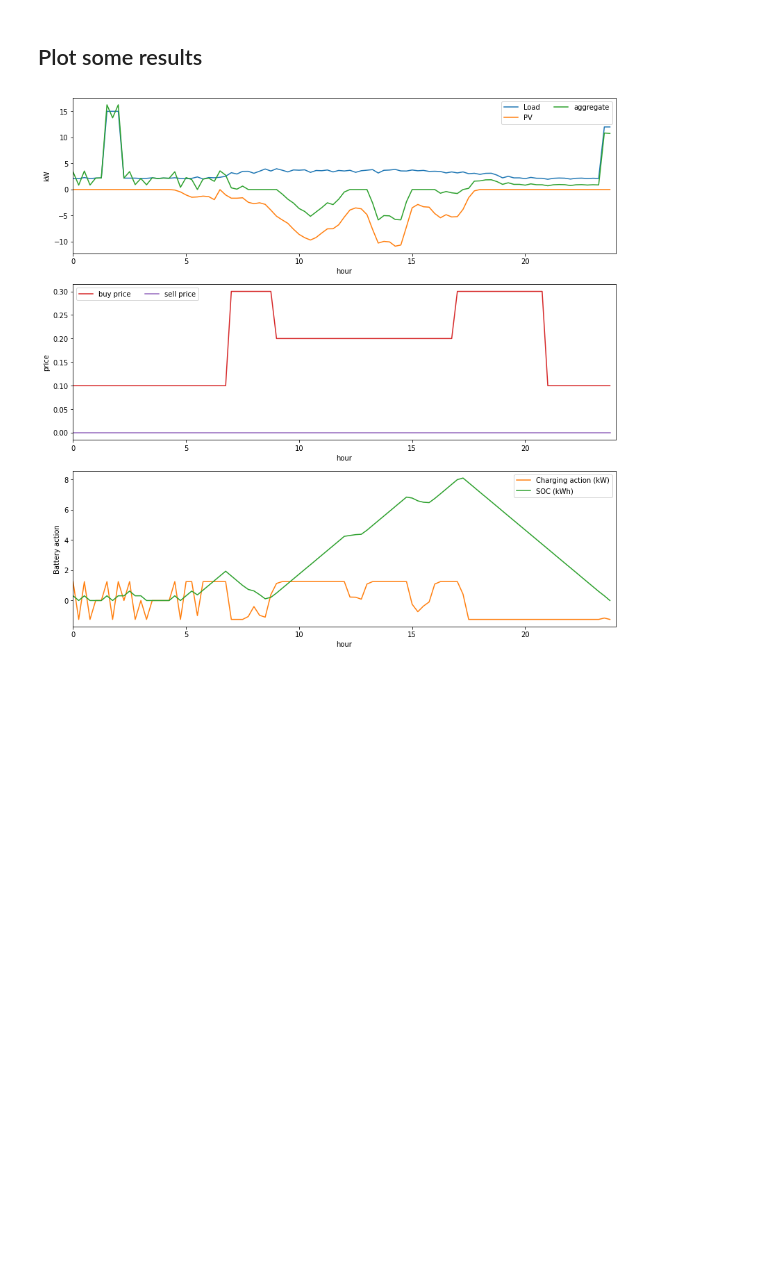
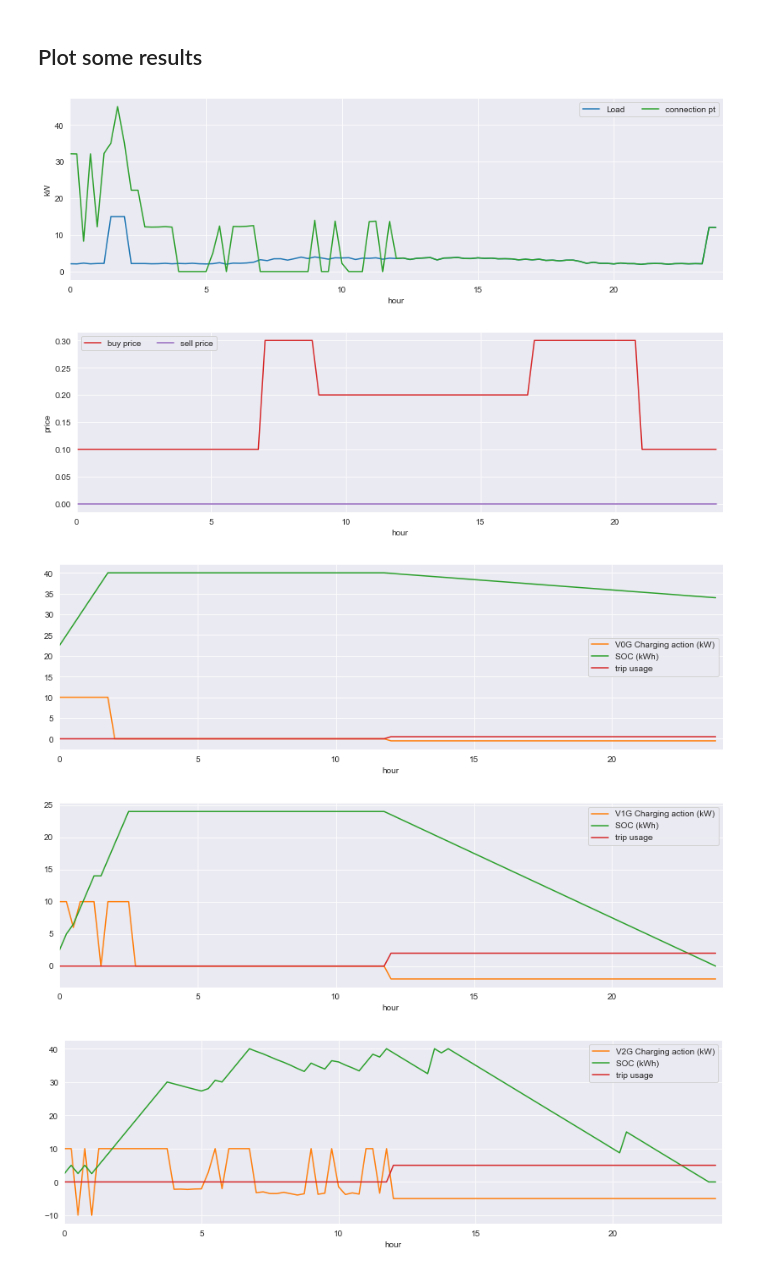
Before and after one commit to bsgip/echo, a Jupyter notebook: scripts/jupyter_examples/ev_example.ipynb, the cells around one changed output. Saved outputs shown, nothing was run; the diff lists cells and outputs as text; code cells hidden in the pictures; blank space fills up the shorter version.

```diff
--- a/scripts/jupyter_examples/ev_example.ipynb
+++ b/scripts/jupyter_examples/ev_example.ipynb
@@ -47,7 +37,7 @@ grid.add_named_electrical_ports(['grid'])
 ### Create connection point node
 # %%
 connection_point = ElectricalTellegenNode()     # create the connection point node
-connection_point.add_named_electrical_ports(['load', 'inv', 'grid'])  # add ports with easily referenced names
+connection_point.add_named_electrical_ports(['grid', 'load', 'ev_v0g', 'ev_v1g', 'ev_v2g'])  # add ports with easily referenced names
 # %% [markdown]
 ### Create load node
 Load nodes typically have a single port.
@@ -96,7 +117,7 @@ solar.ports['pv'] = solar_port        # add the solar port to the dictionary of
 # %% [markdown]
 ### Add all nodes to the graph
 # %%
-system.add_node_obj([grid, connection_point, load, inverter, solar, battery])  # nodes can be added one by one or as a list
+system.add_node_obj([grid, connection_point, load, v0g, v1g, v2g])  # nodes can be added one by one or as a list
 # %% [markdown]
 ### Make connections between ports on nodes
 This does two things - it creates an edge object for each edge, and it adds that edge object to the optimisation graph.
@@ -149,41 +170,73 @@ optimiser.optimise()
 # %%
 import matplotlib.pyplot as plt
 import seaborn as sns
 
 # Get optimised results
 # These are retrieved by calling the optimiser .values() method, and providing the variable name we want.
 # In this case, the storage port has two variables of interest - port_name, which is the battery power, and soc_value
 
-storage_energy_delta = optimiser.values(battery_port.port_name, 0)
-storage_energy_soc = optimiser.values(battery_port.soc_value, 0)
+v0g_delta = optimiser.values(v0g.ports['vehicle'].port_name, 0)
+v0g_soc = optimiser.values(v0g.ports['vehicle'].soc_value, 0)
+
+v1g_delta = optimiser.values(v1g.ports['vehicle'].port_name, 0)
+v1g_soc = optimiser.values(v1g.ports['vehicle'].soc_value, 0)
+
+v2g_delta = optimiser.values(v2g.ports['vehicle'].port_name, 0)
+v2g_soc = optimiser.values(v2g.ports['vehicle'].soc_value, 0)
+
 optimised_connection_point_load = optimiser.values(connection_point.ports['grid'].port_name, 0)
-
 
 # Do plotting
 colors = sns.color_palette()
 hrs = np.arange(0, len(load_array)) / 4
-fig = plt.figure(figsize=(14, 14))
-ax1 = fig.add_subplot(3, 1, 1)
+fig = plt.figure(figsize=(14, 4))
+ax1 = fig.add_subplot(1, 1, 1)
 line1, = ax1.plot(hrs, load_array, color=colors[0])
-line2, = ax1.plot(hrs, pv_array, color=colors[1])
 line3, = ax1.plot(hrs, optimised_connection_point_load, color=colors[2])
 ax1.set_xlabel('hour'), ax1.set_ylabel('kW')
-ax1.legend([line1, line2, line3], ['Load', 'PV', 'aggregate'], ncol=2)
+ax1.legend([line1, line3], ['Load', 'connection pt'], ncol=2)
 ax1.set_xlim([0, len(load_array) / 4])
 
-ax2 = fig.add_subplot(3, 1, 2)
+fig = plt.figure(figsize=(14, 4))
+ax2 = fig.add_subplot(1, 1, 1)
 line1, = ax2.plot(hrs, import_tariff_array, color=colors[3])
 line2, = ax2.plot(hrs, export_tariff_array, color=colors[4])
 ax2.set_xlabel('hour'), ax2.set_ylabel('price')
 ax2.legend([line1, line2], ['buy price', 'sell price'], ncol=2)
 ax2.set_xlim([0, len(load_array) / 4])
 
-ax3 = fig.add_subplot(3, 1, 3)
-line1, = ax3.plot(hrs, storage_energy_delta, color=colors[1])
-line2, = ax3.plot(hrs, storage_energy_soc, color=colors[2])
+fig = plt.figure(figsize=(14, 4))
+ax3 = fig.add_subplot(1, 1, 1)
+line1, = ax3.plot(hrs, v0g_delta, color=colors[1])
+line2, = ax3.plot(hrs, v0g_soc, color=colors[2])
+line3, = ax3.plot(hrs, v0g_trip_usage, color=colors[3])
 ax3.set_xlim([0, len(load_array) / 4])
-ax3.set_xlabel('hour'), ax3.set_ylabel('Battery action')
-ax3.legend([line1, line2], ['Charging action (kW)', 'SOC (kWh)'])
+ax3.set_xlabel('hour')
+ax3.legend([line1, line2, line3], ['V0G Charging action (kW)', 'SOC (kWh)', 'trip usage'])
 plt.show()
+
+fig = plt.figure(figsize=(14, 4))
+ax4 = fig.add_subplot(1, 1, 1)
+line1, = ax4.plot(hrs, v1g_delta, color=colors[1])
+line2, = ax4.plot(hrs, v1g_soc, color=colors[2])
+line3, = ax4.plot(hrs, v1g_trip_usage, color=colors[3])
+ax4.set_xlim([0, len(load_array) / 4])
+ax4.set_xlabel('hour')
+ax4.legend([line1, line2, line3], ['V1G Charging action (kW)', 'SOC (kWh)', 'trip usage'])
+plt.show()
+
+fig = plt.figure(figsize=(14, 4))
+ax5 = fig.add_subplot(1, 1, 1)
+line1, = ax5.plot(hrs, v2g_delta, color=colors[1])
+line2, = ax5.plot(hrs, v2g_soc, color=colors[2])
+line3, = ax5.plot(hrs, v2g_trip_usage, color=colors[3])
+ax5.set_xlim([0, len(load_array) / 4])
+ax5.set_xlabel('hour')
+ax5.legend([line1, line2, line3], ['V2G Charging action (kW)', 'SOC (kWh)', 'trip usage'])
+plt.show()
 # %% [output]
-[figure, old version]
+[figure, new version]
+[figure, added]
+[figure, added]
+[figure, added]
+[figure, added]
```
Also changed, not shown: parts of 16 cells of this notebook, 2 other files.
